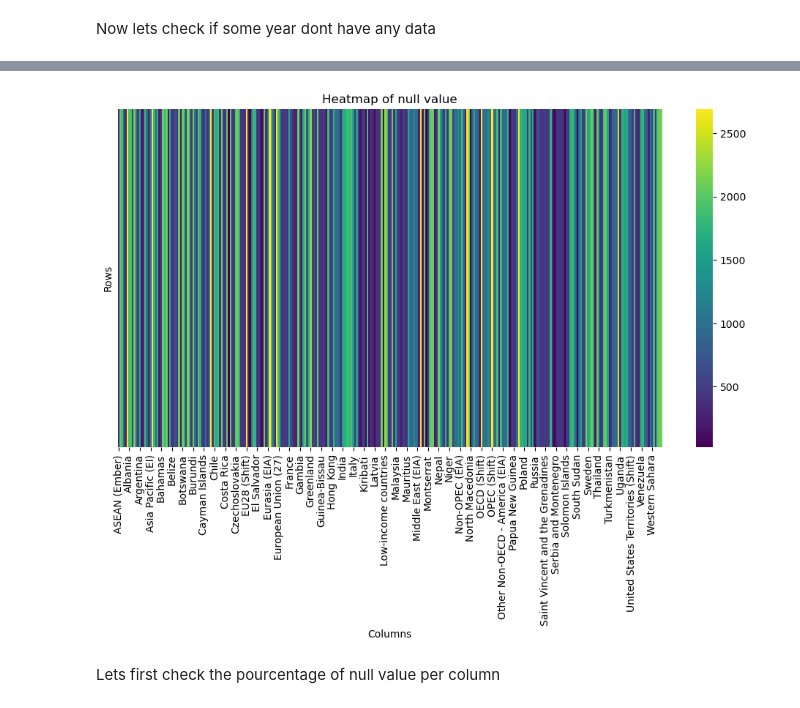
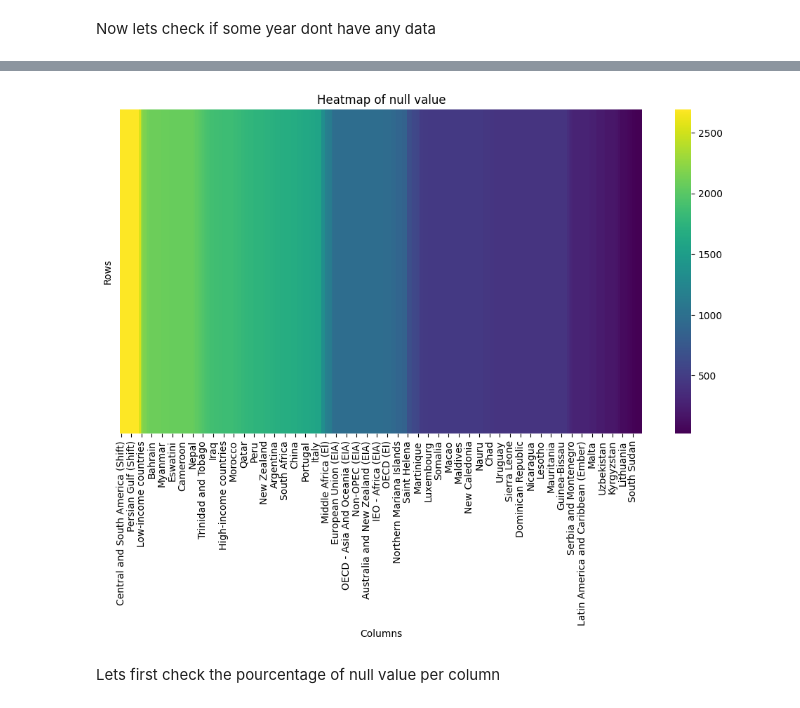
Before and after one commit to Bliights/A4_Explainability_AI, a Jupyter notebook: Project_Clément_MOLLY-MITTON_Paul_ESCALIER_Diane_VERBECQ_Raphaël_VIGNAL.ipynb, the cells around one changed output, grey strips where cells are left out. Saved outputs shown, nothing was run; the diff lists cells and outputs as text; code cells hidden in the pictures.

```diff
--- a/Project_Clément_MOLLY-MITTON_Paul_ESCALIER_Diane_VERBECQ_Raphaël_VIGNAL.ipynb
+++ b/Project_Clément_MOLLY-MITTON_Paul_ESCALIER_Diane_VERBECQ_Raphaël_VIGNAL.ipynb
@@ -151,12 +356,12 @@ plt.show()
 # %%
 plt.figure(figsize=(12, 6))
-sns.heatmap(df_analysis.isnull().groupby(df_analysis["country"]).sum().sum(axis=1).to_frame().T, cmap="viridis", cbar=True, yticklabels=False)
+sns.heatmap(df_analysis.isnull().groupby(df_analysis["country"]).sum().sum(axis=1).sort_values(ascending=False).to_frame().T, cmap="viridis", cbar=True, yticklabels=False)
 plt.title("Heatmap of null value")
 plt.xlabel("Columns")
 plt.ylabel("Rows")
 plt.show()
 # %% [output]
-[figure, old version]
+[figure, new version]
 # %% [markdown]
 Lets first check the pourcentage of null value per column
 # %%
```
Also changed, not shown: parts of 23 cells of this notebook, 1 other file.
